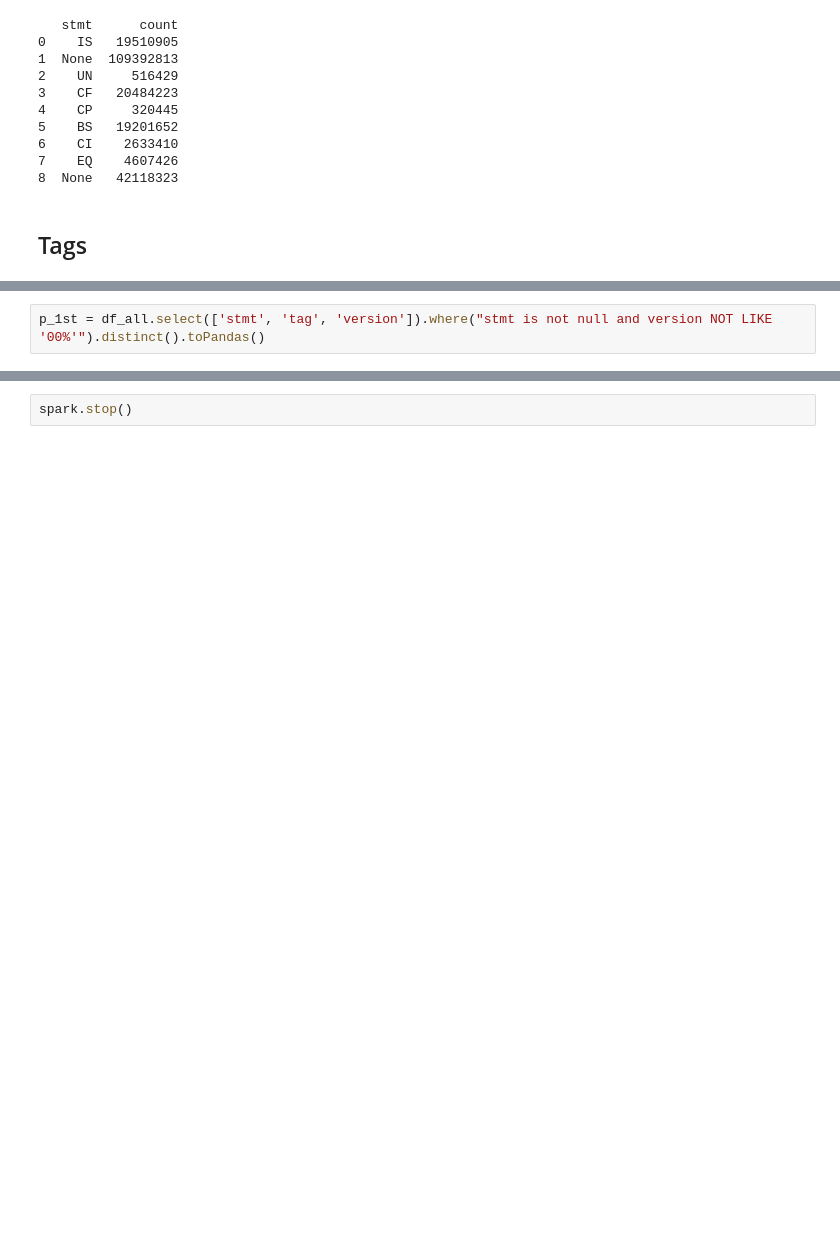
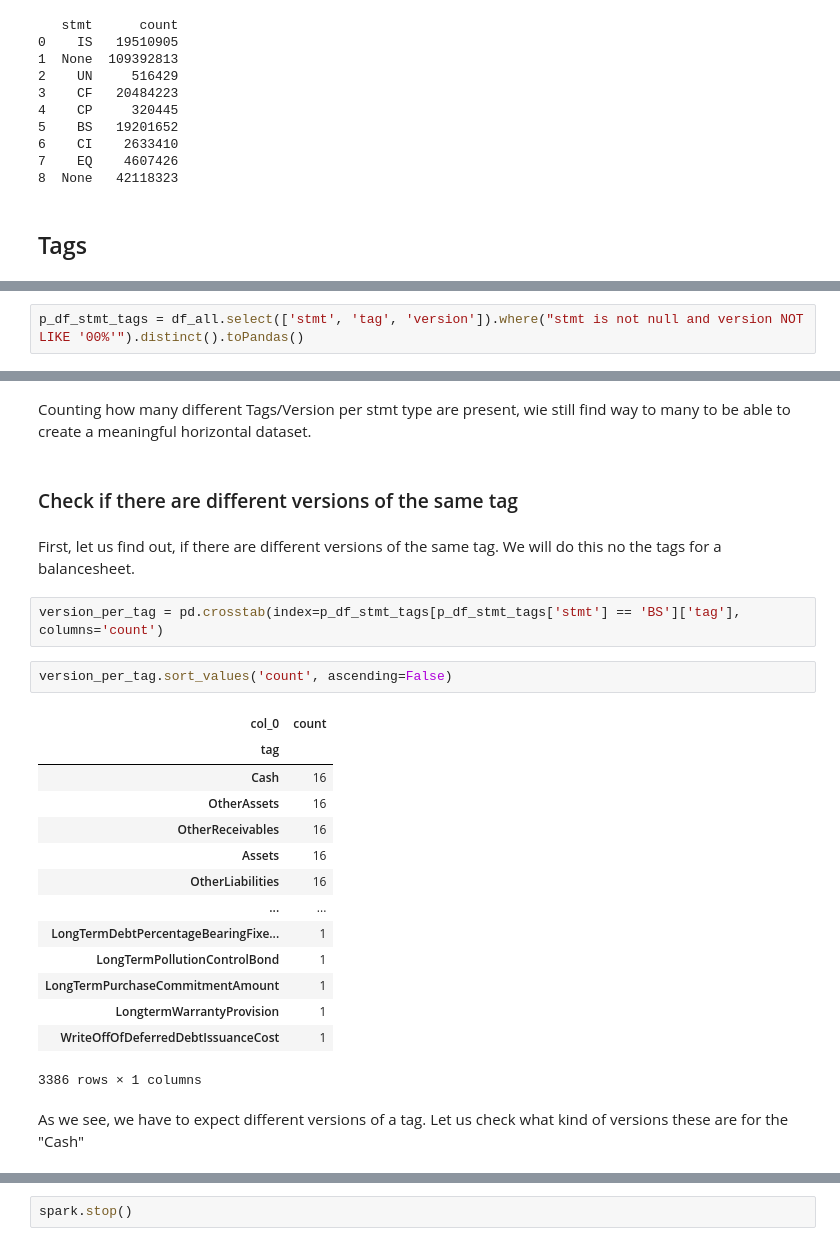
Before and after one commit to HansjoergW/bfh_cas_bgd_fs2020_sa, a Jupyter notebook: 01_04_Analysis_Whole_Data.ipynb, the cells around one changed output, grey strips where cells are left out. Drawn from its saved outputs; the diff is of its cells as text; blank space fills up the shorter version.

```diff
--- a/01_04_Analysis_Whole_Data.ipynb
+++ b/01_04_Analysis_Whole_Data.ipynb
@@ -337,2 +343,2 @@ We are not interested in "CustomTags" so version starting with a "00" are not in
 # %%
-p_1st = df_all.select(['stmt', 'tag', 'version']).where("stmt is not null and version NOT LIKE '00%'").distinct().toPandas()
+p_df_stmt_tags = df_all.select(['stmt', 'tag', 'version']).where("stmt is not null and version NOT LIKE '00%'").distinct().toPandas()
@@ -368,0 +377,27 @@ ct
+# %% [markdown]
+Counting how many different Tags/Version per stmt type are present, wie still find way to many to be able to create a meaningful horizontal dataset.
+# %% [markdown]
+### Check if there are different versions of the same tag
+# %% [markdown]
+First, let us find out, if there are different versions of the same tag. We will do this no the tags for a balancesheet.
+# %%
+version_per_tag = pd.crosstab(index=p_df_stmt_tags[p_df_stmt_tags['stmt'] == 'BS']['tag'], columns='count')
+# %%
+version_per_tag.sort_values('count', ascending=False)
+# %% [output]
+| col_0 | count |
+| tag |  |
+| Cash | 16 |
+| OtherAssets | 16 |
+| OtherReceivables | 16 |
+| Assets | 16 |
+| OtherLiabilities | 16 |
+| ... | ... |
+| LongTermDebtPercentageBearingFixe... | 1 |
+| LongTermPollutionControlBond | 1 |
+| LongTermPurchaseCommitmentAmount | 1 |
+| LongtermWarrantyProvision | 1 |
+| WriteOffOfDeferredDebtIssuanceCost | 1 |
+3386 rows × 1 columns
+# %% [markdown]
+As we see, we have to expect different versions of a tag. Let us check what kind of versions these are for the "Cash"
```
Also changed, not shown: parts of 37 cells of this notebook, 2 other files.
